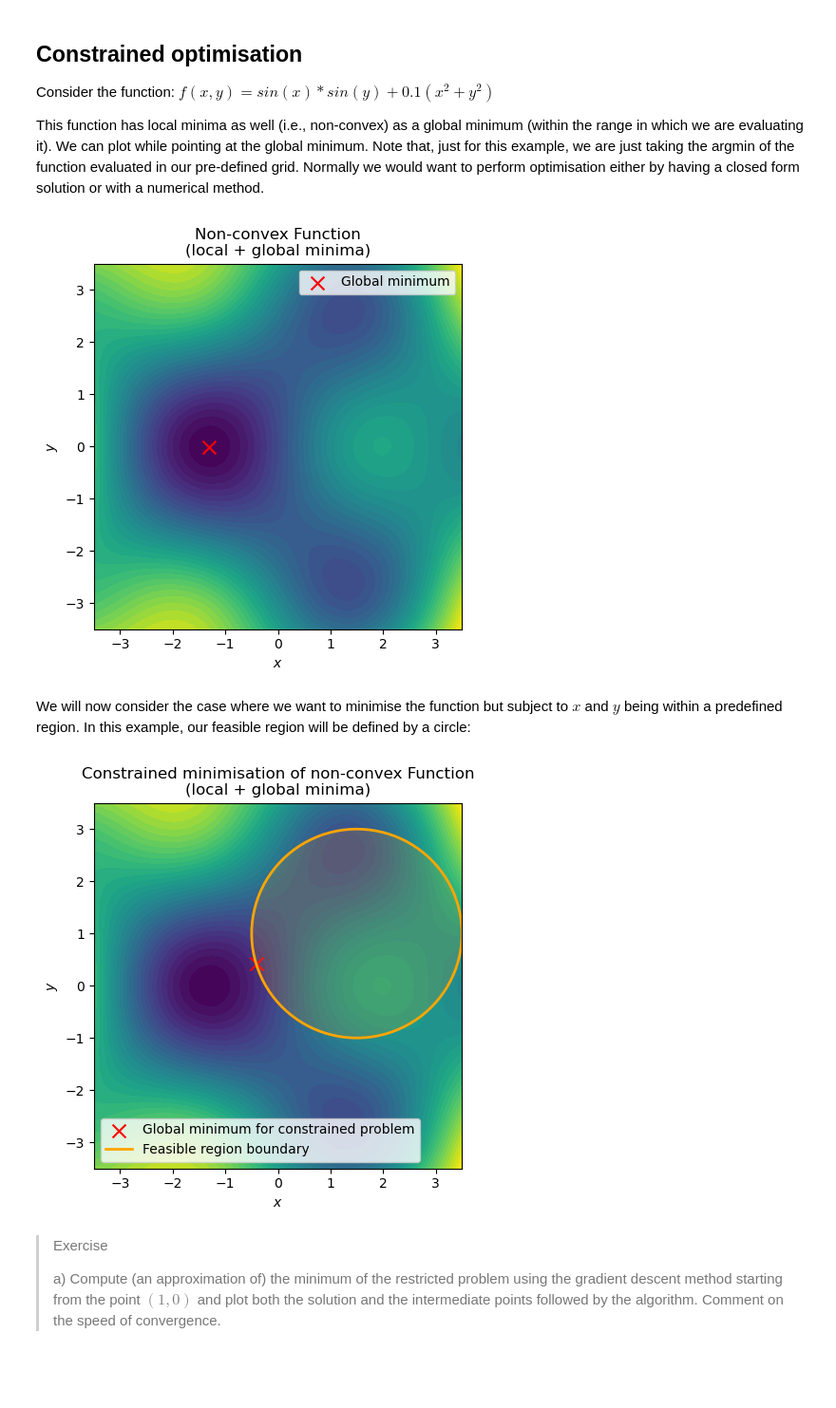
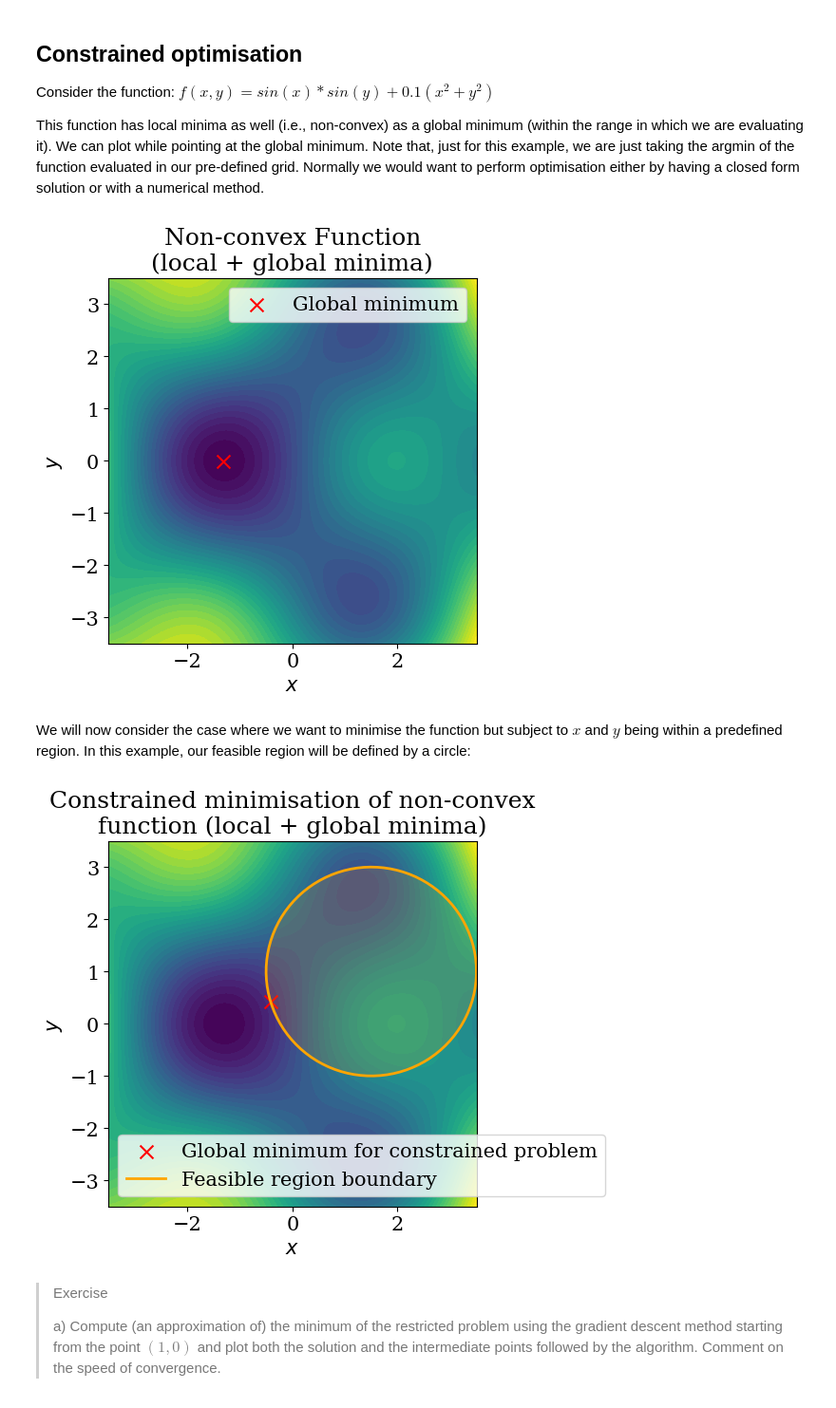
Before and after one commit to felipe-tobar/Maths-for-ML, a Jupyter notebook: tutorials/optimisation.ipynb, the cells around one changed output. Shown at 95% size. Saved outputs shown, nothing was run; the diff lists cells and outputs as text; code cells hidden in the pictures; blank space fills up the shorter version.

Commit message:
update optimisation figures, larger font size

```diff
--- a/tutorials/optimisation.ipynb
+++ b/tutorials/optimisation.ipynb
@@ -46,4 +46,16 @@ X_tilda = np.vstack((X, np.ones(len(X))))
 XX_inv = np.linalg.inv(X_tilda.dot(X_tilda.T))
 # optimal weights
 w_opt = Y.dot(X_tilda.T).dot(XX_inv)
+# %%
+import matplotlib.pyplot as plt
+plt.rcParams['figure.figsize'] = (12, 5)
+plt.rcParams.update({
+    "font.size": 15,
+    "axes.labelsize": 15,
+    "axes.titlesize": 18,
+    "xtick.labelsize": 15,
+    "ytick.labelsize": 15,
+    "legend.fontsize": 15,
+    "font.family": "serif",
+})
 # %%
@@ -278,37 +287,37 @@ plt.ylabel("$y$")
 plt.legend()
 plt.savefig("../img/optimisation_example_nonconvex.pdf")
 # %% [output]
-[figure, old version]
+[figure, new version]
 # %% [markdown]
 We will now consider the case where we want to minimise the function but subject to $x$ and $y$ being within a predefined region. In this example, our feasible region will be defined by a circle:
 # %%
 # Feasible region (circle)
 x0, y0 = 1.5, 1  # centre
 R = 2  # radius
 
 # find minimum for constrained problem
 mask = (X - x0)**2 + (Y - y0)**2 <= R**2
 Z_masked = np.where(mask, Z, np.inf)
 ix_min = np.unravel_index(np.argmin(Z_masked), Z_masked.shape)
 minima2 = np.array([[X[ix_min], Y[ix_min]]])
 
 plt.contourf(X, Y, Z, levels=40, cmap="viridis")
 plt.scatter(minima2[:, 0], minima2[:, 1], color="red", marker="x", s=100, label="Global minimum for constrained problem")
 
 # Highlighting the feasable region
 theta = np.linspace(0, 2*np.pi, 200)
 cx = x0 + R * np.cos(theta)
 cy = y0 + R * np.sin(theta)
 plt.plot(cx, cy, color='orange', linewidth=2, label='Feasible region boundary')
 plt.fill(cx, cy, color='orange', alpha=0.15)
 
-plt.title("Constrained minimisation of non-convex Function\n(local + global minima)")
+plt.title("Constrained minimisation of non-convex\nfunction (local + global minima)")
 plt.xlabel("$x$")
 plt.ylabel("$y$")
 plt.legend()
 plt.savefig("../img/optimisation_example_nonconvex_constrained.pdf")
 # %% [output]
-[figure, old version]
+[figure, new version]
 # %% [markdown]
 > Exercise
 >
```
Also changed, not shown: parts of 14 cells of this notebook, 15 other files.
